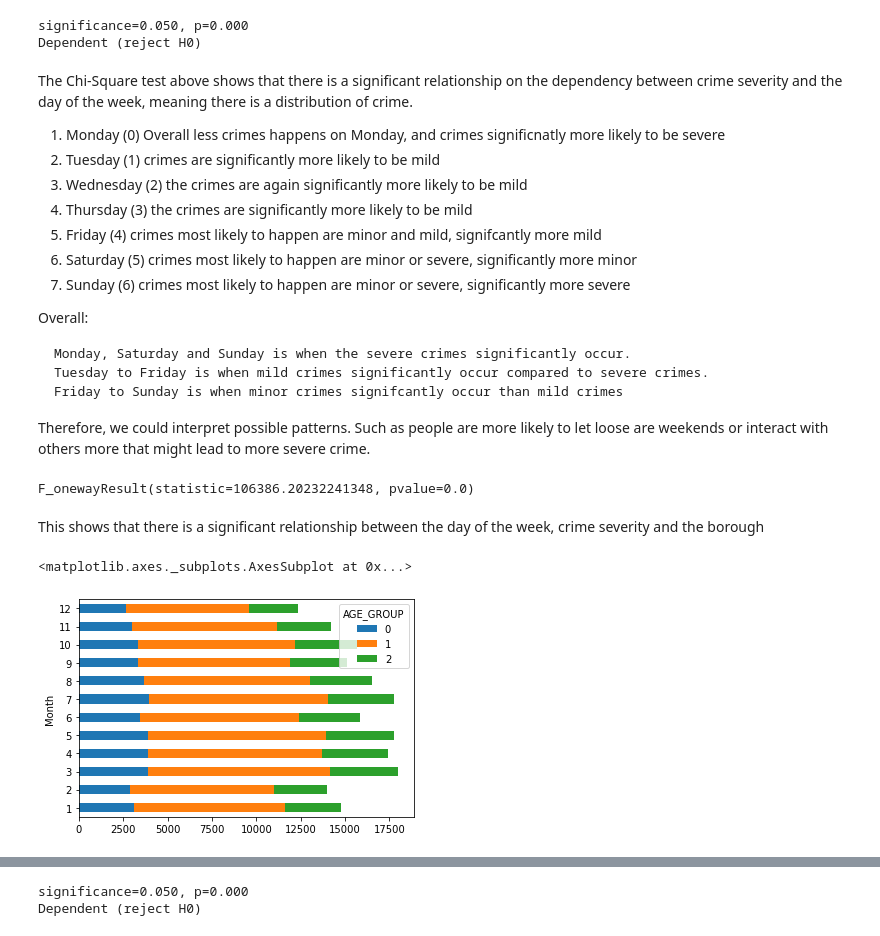
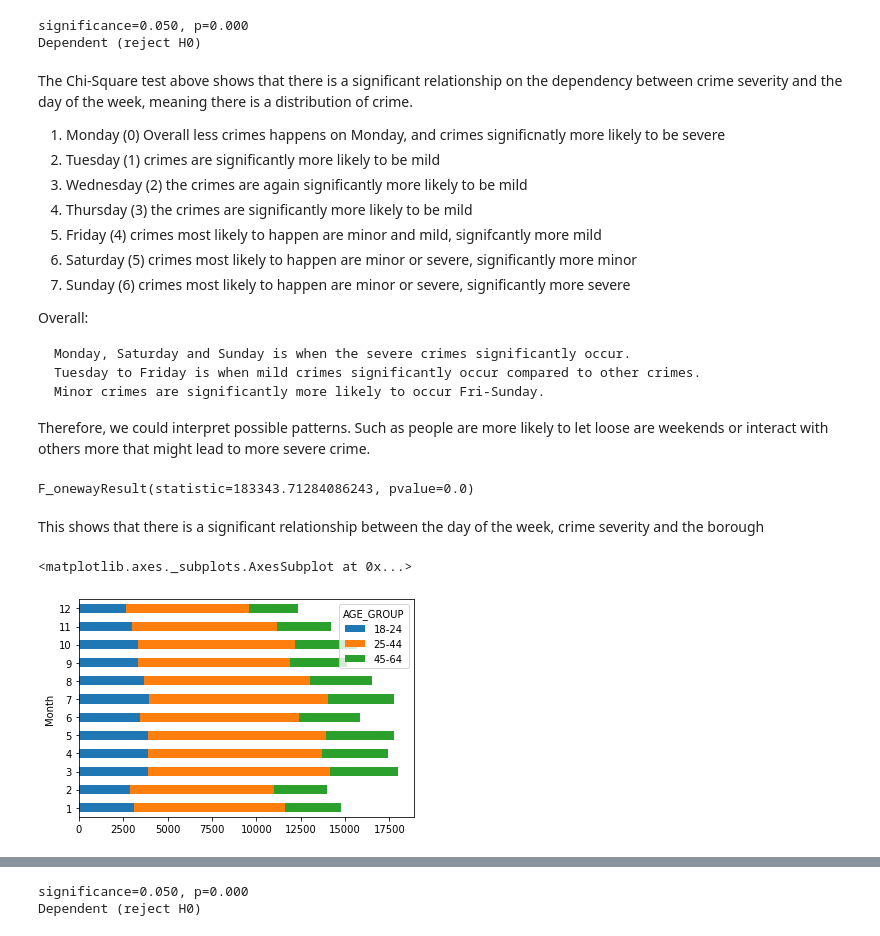
Before and after one commit to MudSnail/MidTerm, a Jupyter notebook: Pre_Covid_EDA.ipynb, the cells around one changed output, grey strips where cells are left out. Cells and saved outputs as stored; diff of their text form; code cells hidden in the pictures.

```diff
--- a/Pre_Covid_EDA.ipynb
+++ b/Pre_Covid_EDA.ipynb
@@ -35,6 +36,5 @@ df.head()
 # %%
-#I will also upload the dataframe without ordinals for some plots
-data = pd.read_csv('Data/EDA_data/crime_master.csv')
+data = pd.read_csv('Data/EDA_data/pre_covid_crime.csv')
 data.head()
 # %% [output]
 |  | ARREST_DATE | Crime Severity | ARREST_BORO | AGE_GROUP | PERP_SEX | PERP_RACE | Latitude | Longitude | ... |
@@ -180,23 +174,28 @@ The Chi-Square test above shows that there is a significant relationship on the
 Overall:
 
     Monday, Saturday and Sunday is when the severe crimes significantly occur.
-    Tuesday to Friday is when mild crimes significantly occur compared to severe crimes.
-    Friday to Sunday is when minor crimes signifcantly occur than mild crimes
+    Tuesday to Friday is when mild crimes significantly occur compared to other crimes.
+    Minor crimes are significantly more likely to occur Fri-Sunday.
 
 Therefore, we could interpret possible patterns. Such as people are more likely to let loose are weekends or interact with others more that might lead to more severe crime.
 # %%
+#ANOVA needs oridinal frame, therefore add weekday columns
+df['ARREST_DATE'] = pd.to_datetime(df['ARREST_DATE']) #convert column
+df['Month'] = df['ARREST_DATE'].dt.month
+df['WeekDay'] = df['ARREST_DATE'].dt.weekday
+
 #perform one-way ANOVA - all our values are categorical, we would need quantitative variable for 2-way ANOVA
-f_oneway(df['WeekDay'], df['Crime Severity'], df['ARREST_BORO'])
+f_oneway(df['WeekDay'], df['Crime Severity'])
 # %% [output]
-F_onewayResult(statistic=106386.20232241348, pvalue=0.0)
+F_onewayResult(statistic=183343.71284086243, pvalue=0.0)
 # %% [markdown]
 This shows that there is a significant relationship between the day of the week, crime severity and the borough
 # %%
-#Bar plot showing proportion of crimes committed per age group for crime severity
-pd.crosstab(df['Month'],df['AGE_GROUP']).plot(kind="barh",stacked=True)
+#Bar plot showing proportion of crimes committed per age group during each month
+pd.crosstab(data['Month'],data['AGE_GROUP']).plot(kind="barh",stacked=True)
 # %% [output]
 <matplotlib.axes._subplots.AxesSubplot at 0x...>
-[figure, old version]
+[figure, new version]
 # %%
 #first tabulate a 2 way table with variables as months and level of crime
 two_way_table = pd.crosstab(index=data["Month"], columns=data["Crime Severity"])
```
Also changed, not shown: parts of 38 cells of this notebook.
